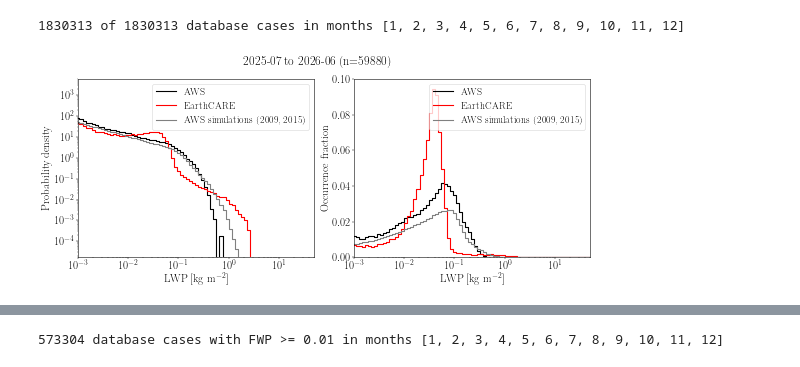
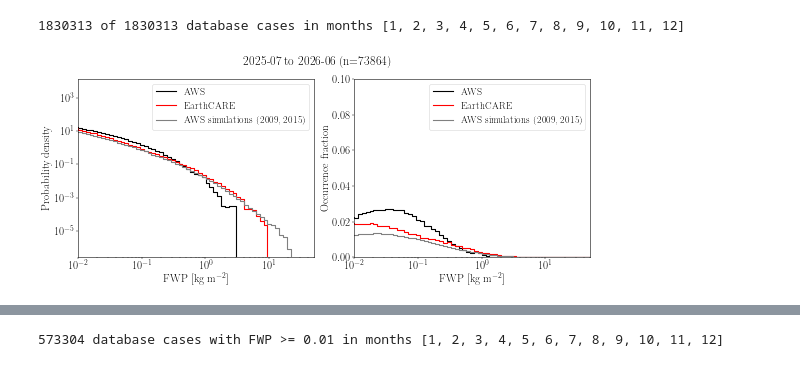
Before and after one commit to elliemay481/AWS_Arctic, a Jupyter notebook: notebooks/earthcare_aws_histo.ipynb, the cells around one changed output, grey strips where cells are left out. Saved outputs shown, nothing was run; the diff lists cells and outputs as text; code cells hidden in the pictures.

Commit message:
plots

```diff
--- a/notebooks/earthcare_aws_histo.ipynb
+++ b/notebooks/earthcare_aws_histo.ipynb
@@ -26,7 +26,7 @@ import plot_utils
 plt.style.use("../plotstyling.mplstyle")
 # %%
 date_str = "2025-07_to_2026-06"
-quantity = "lwp"   # or "lwp"
+quantity = "fwp"   # or "lwp"
 months = utils.calendar_months(date_str)
 
 variable_label = quantity.upper()
@@ -90,35 +90,35 @@ ax_pdf.step(bin_centres, aws_hist_density, where="mid", lw=2,
 ax_pdf.step(bin_centres, ea_hist_density, where="mid", lw=2,
             color="red", label="EarthCARE")
 ax_pdf.step(bin_centres, database_pdf, where="mid", lw=2,
             color="grey", label="AWS simulations (2009, 2015)")
 ax_pdf.set_yscale("log")
 ax_pdf.set_ylabel("Probability density")
 #ax_pdf.set_ylim([1e-4, 5e2])
 
 # occurrence fraction
 ax_of.step(bin_centres, aws_occ_frac, where="mid", lw=2,
            color="black", label="AWS")
 ax_of.step(bin_centres, ea_occ_frac, where="mid", lw=2,
            color="red", label="EarthCARE")
 ax_of.step(bin_centres, database_occ_frac, where="mid", lw=2,
            color="grey", label="AWS simulations (2009, 2015)")
 ax_of.set_ylabel("Occurrence fraction")
 ax_of.set_ylim([0, 0.1])
 
 for ax in (ax_pdf, ax_of):
     ax.set_xscale("log")
-    ax.set_xlim(1e-3, 5e1)
+    ax.set_xlim(1e-2, 5e1)
     ax.set_xlabel(rf"{variable_label} [kg m$^{{-2}}$]")
     ax.legend()
 
 period_label = date_str.replace("_to_", " to ").replace("_", ", ")
 fig.suptitle(f"{period_label} (n={total_aws_n})", fontsize = 22)
 
 fig.tight_layout()
 plt.savefig(f"../figures/collocation_statistics/aws_earthcare_{quantity}_distributions_{date_str}.png",
             facecolor="white", bbox_inches="tight", dpi=200)
 # %% [output]
-[figure, old version]
+[figure, new version]
 # %%
 
 # ------------------------------------------------------------
```
Also changed, not shown: parts of 2 cells of this notebook, 2 other files.
